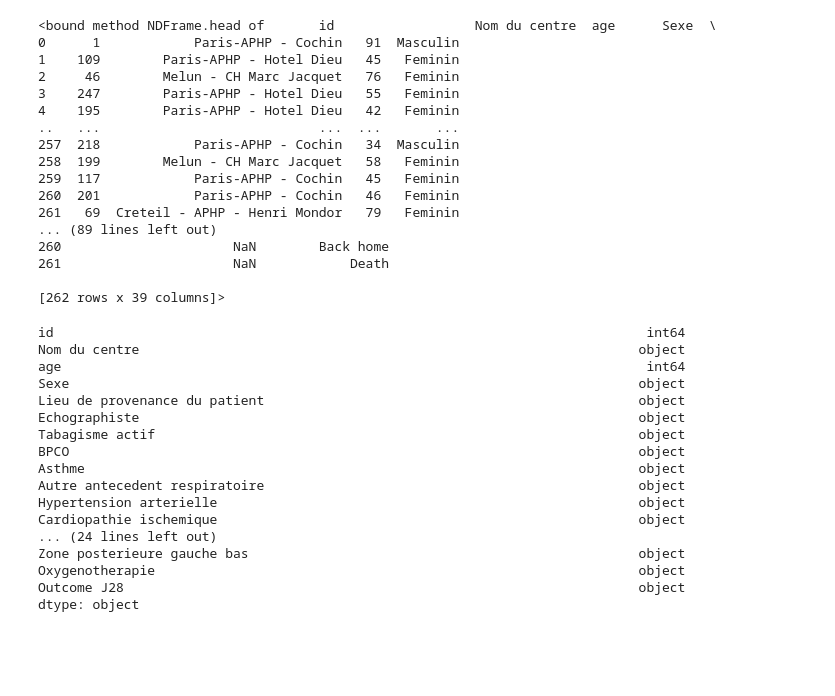
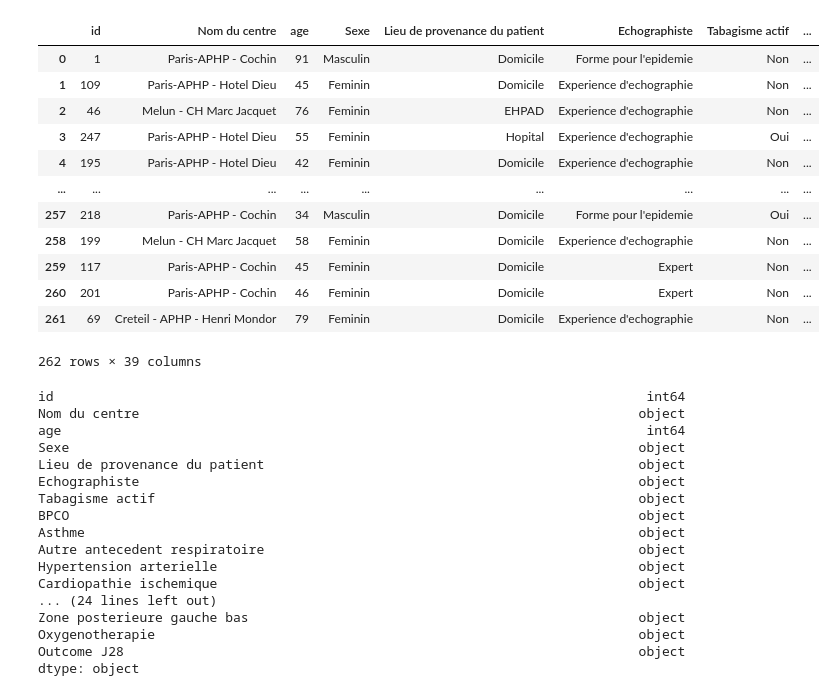
Before and after one commit to Arthemide/AI-data-challenge-2021, a Jupyter notebook: main.ipynb, the cells around one changed output. Drawn from its saved outputs; the diff is of its cells as text; code cells hidden in the pictures; blank space fills up the shorter version.

```diff
--- a/main.ipynb
+++ b/main.ipynb
@@ -6,25 +6,21 @@ import pandas as pd
 # %%
 data = pd.read_csv("./avatars_echOvid_train_X.csv")
 
-data.head
+display(data)
 # %% [output]
+|  | id | Nom du centre | age | Sexe | Lieu de provenance du patient | Echographiste | Tabagisme actif | ... |
+| 0 | 1 | Paris-APHP - Cochin | 91 | Masculin | Domicile | Forme pour l'epidemie | Non | ... |
+| 1 | 109 | Paris-APHP - Hotel Dieu | 45 | Feminin | Domicile | Experience d'echographie | Non | ... |
+| 2 | 46 | Melun - CH Marc Jacquet | 76 | Feminin | EHPAD | Experience d'echographie | Non | ... |
+| 3 | 247 | Paris-APHP - Hotel Dieu | 55 | Feminin | Hopital | Experience d'echographie | Oui | ... |
+| 4 | 195 | Paris-APHP - Hotel Dieu | 42 | Feminin | Domicile | Experience d'echographie | Non | ... |
+| ... | ... | ... | ... | ... | ... | ... | ... | ... |
+| 257 | 218 | Paris-APHP - Cochin | 34 | Masculin | Domicile | Forme pour l'epidemie | Oui | ... |
+| 258 | 199 | Melun - CH Marc Jacquet | 58 | Feminin | Domicile | Experience d'echographie | Non | ... |
+| 259 | 117 | Paris-APHP - Cochin | 45 | Feminin | Domicile | Expert | Non | ... |
+| 260 | 201 | Paris-APHP - Cochin | 46 | Feminin | Domicile | Expert | Non | ... |
+| 261 | 69 | Creteil - APHP - Henri Mondor | 79 | Feminin | Domicile | Experience d'echographie | Non | ... |
-<bound method NDFrame.head of       id                  Nom du centre  age      Sexe  \
-0      1            Paris-APHP - Cochin   91  Masculin
-1    109        Paris-APHP - Hotel Dieu   45   Feminin
-2     46        Melun - CH Marc Jacquet   76   Feminin
-3    247        Paris-APHP - Hotel Dieu   55   Feminin
-4    195        Paris-APHP - Hotel Dieu   42   Feminin
-..   ...                            ...  ...       ...
-257  218            Paris-APHP - Cochin   34  Masculin
-258  199        Melun - CH Marc Jacquet   58   Feminin
-259  117            Paris-APHP - Cochin   45   Feminin
-260  201            Paris-APHP - Cochin   46   Feminin
-261   69  Creteil - APHP - Henri Mondor   79   Feminin
-... (89 lines left out)
-260                      NaN        Back home
-261                      NaN            Death
-
-[262 rows x 39 columns]>
+262 rows × 39 columns
 # %%
 data.dtypes
 # %% [output]
```
Also changed, not shown: parts of 7 cells of this notebook, 1 other file.
